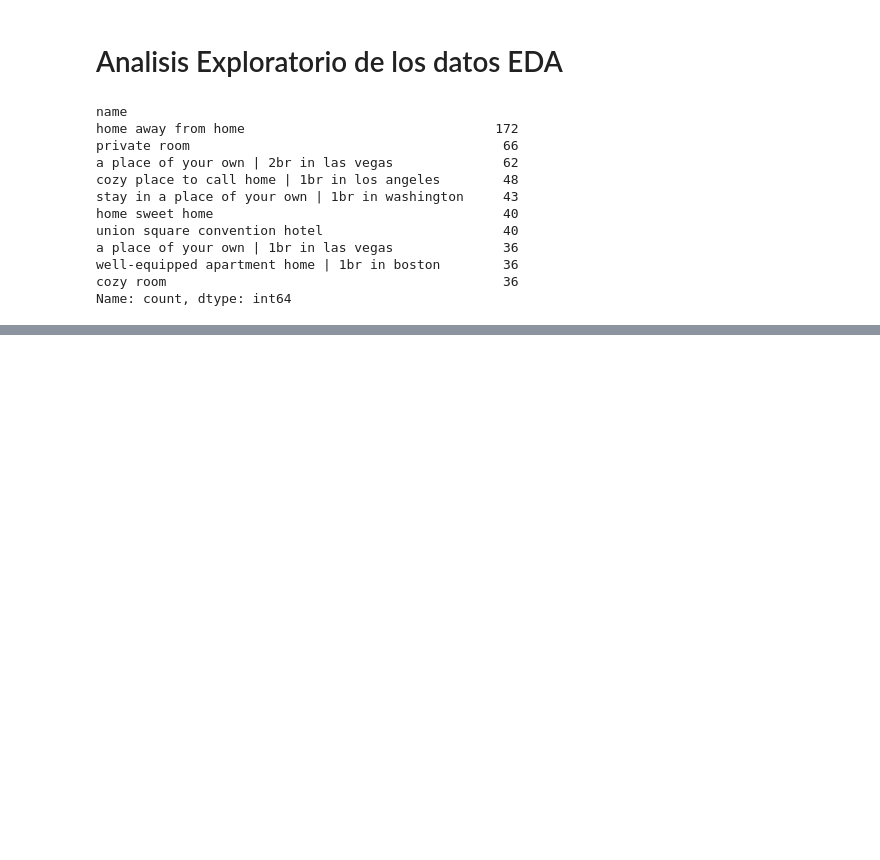
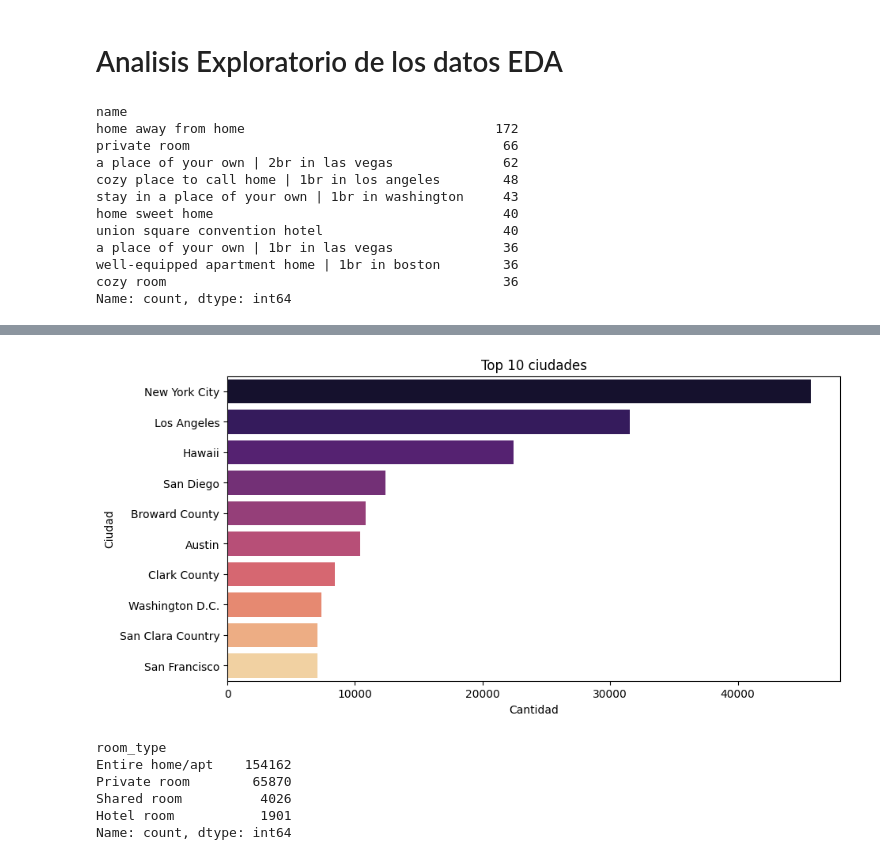
Before and after one commit to HaloReach2552/Proyecto-Data-Science-Airbnb, a Jupyter notebook: proyecto.ipynb, the cells around one changed output, grey strips where cells are left out. Saved outputs shown, nothing was run; the diff lists cells and outputs as text; code cells hidden in the pictures; blank space fills up the shorter version.

```diff
--- a/proyecto.ipynb
+++ b/proyecto.ipynb
@@ -123,0 +142,25 @@ Index(['name', 'host_name', 'neighbourhood_group', 'neighbourhood', 'latitude',
+# %%
+plt.figure(figsize=(10,5))
+
+sns.countplot(
+    data=datos,
+    y="city",
+    order=datos["city"].value_counts().head(10).index,
+    palette="magma"
+)
+
+plt.title("Top 10 ciudades")
+plt.xlabel("Cantidad")
+plt.ylabel("Ciudad")
+plt.show()
+# %% [output]
+[figure, added]
+# %%
+datos["room_type"].value_counts()
+# %% [output]
+room_type
+Entire home/apt    154162
+Private room        65870
+Shared room          4026
+Hotel room           1901
+Name: count, dtype: int64
```
Also changed, not shown: parts of 7 cells of this notebook, 1 other file.
